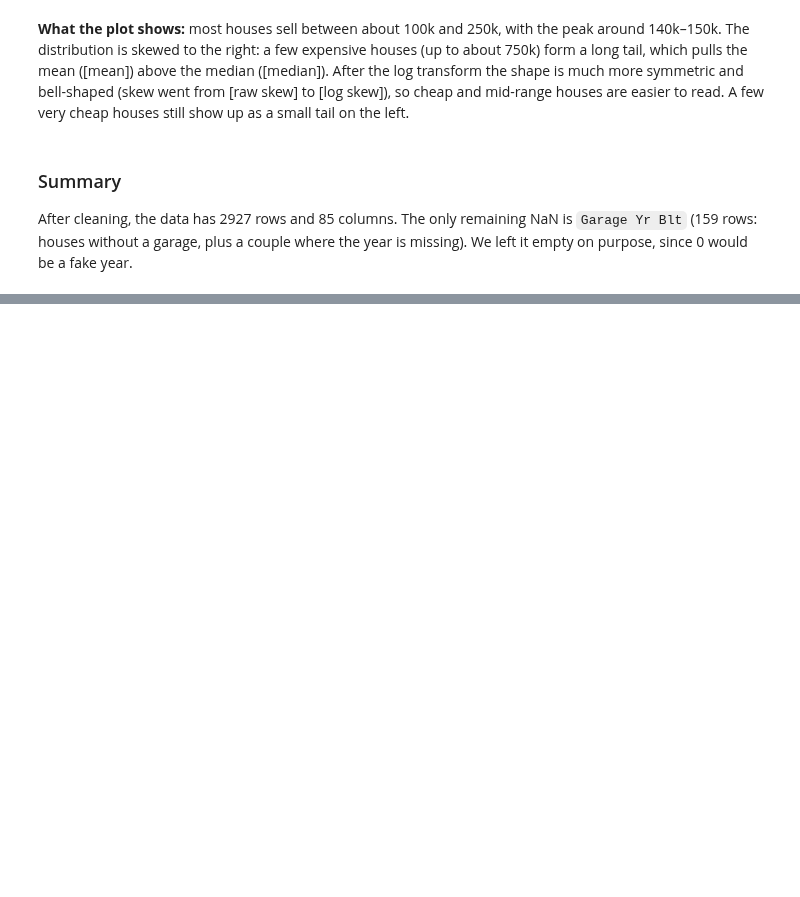
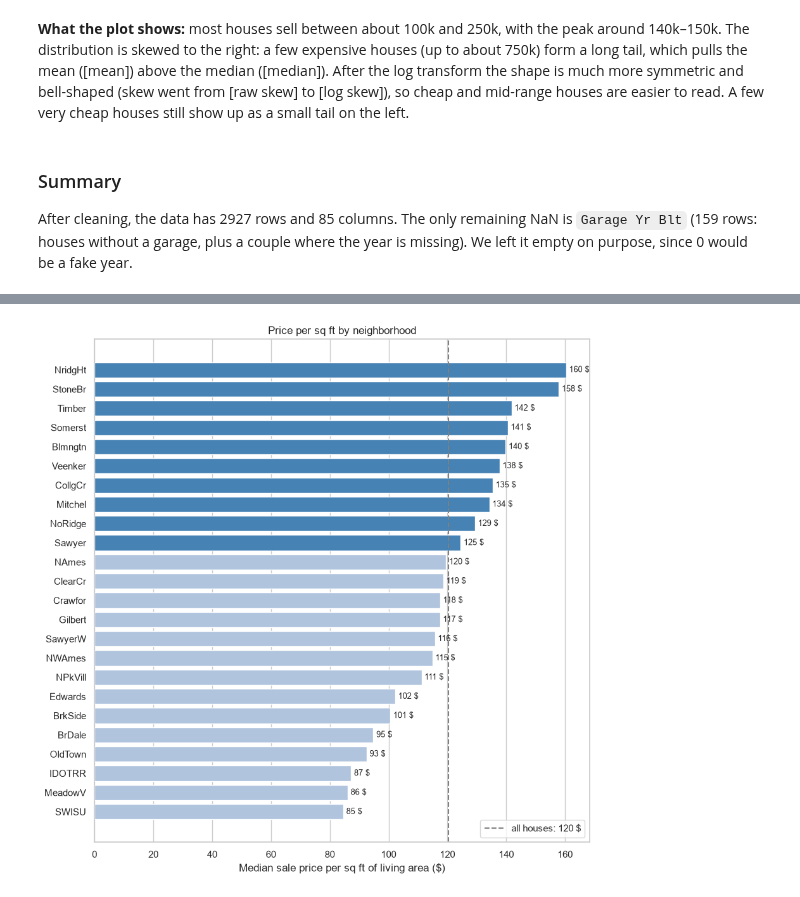
Before and after one commit to Maroscsak-Daniel/Labor-ML-, a Jupyter notebook: analysis.ipynb, the cells around one changed output, grey strips where cells are left out. Saved outputs shown, nothing was run; the diff lists cells and outputs as text; code cells hidden in the pictures; blank space fills up the shorter version.

```diff
--- a/analysis.ipynb
+++ b/analysis.ipynb
@@ -388,0 +424,22 @@ After cleaning, the data has 2927 rows and 85 columns. The only remaining NaN is
+# %%
+df = clean_df.copy()
+df["Price per SF"] = df["SalePrice"] / df["Gr Liv Area"]
+
+nb = df.groupby("Neighborhood")["Price per SF"].agg(["count", "median"])
+nb = nb[nb["count"] >= 20].sort_values("median")
+overall = df["Price per SF"].median()
+
+plt.figure(figsize=(9, 9))
+colors = ["steelblue" if v >= overall else "lightsteelblue" for v in nb["median"]]
+plt.barh(nb.index, nb["median"], color=colors)
+for i, v in enumerate(nb["median"]):
+    plt.text(v + 1, i, f"{v:.0f} $", va="center", fontsize=9)
+plt.axvline(overall, color="gray", linestyle="--", label=f"all houses: {overall:.0f} $")
+plt.grid(axis="y", visible=False)
+plt.xlabel("Median sale price per sq ft of living area ($)")
+plt.title("Price per sq ft by neighborhood")
+plt.legend(loc="lower right")
+plt.tight_layout()
+plt.show()
+# %% [output]
+[figure, added]
```
Also changed, not shown: parts of 7 cells of this notebook, 1 other file.
